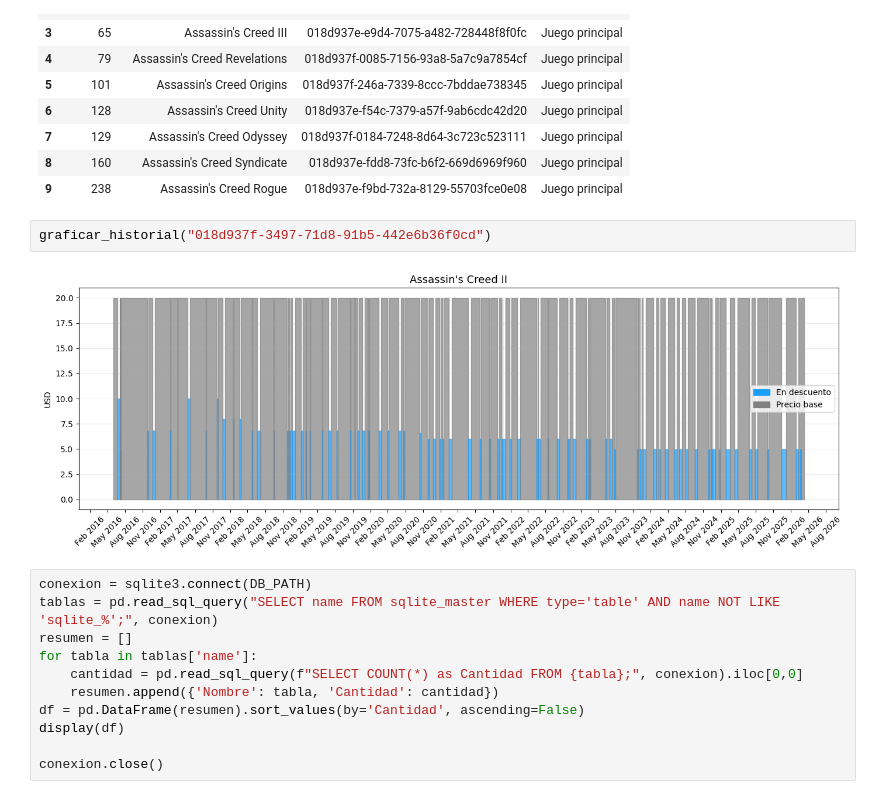
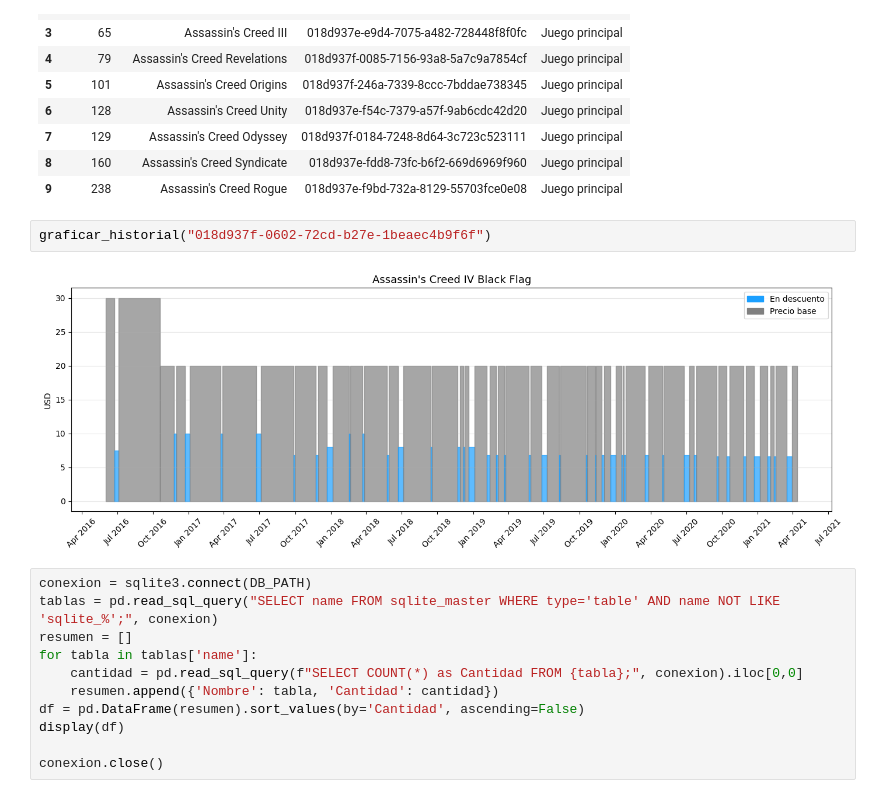
Before and after one commit to AdrianFrias/GAMELENS, a Jupyter notebook: notebooks/04_Extracion_ID_ITAD.ipynb, the cells around one changed output. Cells and saved outputs as stored; diff of their text form.

```diff
--- a/notebooks/04_Extracion_ID_ITAD.ipynb
+++ b/notebooks/04_Extracion_ID_ITAD.ipynb
@@ -567,9 +568,9 @@ buscar_juego("assassin")
 | 8 | 160 | Assassin's Creed Syndicate | 018d937e-fdd8-73fc-b6f2-669d6969f960 | Juego principal |
 | 9 | 238 | Assassin's Creed Rogue | 018d937e-f9bd-732a-8129-55703fce0e08 | Juego principal |
 # %%
-graficar_historial("018d937f-3497-71d8-91b5-442e6b36f0cd")
+graficar_historial("018d937f-0602-72cd-b27e-1beaec4b9f6f")
 # %% [output]
-[figure, old version]
+[figure, new version]
 # %%
 conexion = sqlite3.connect(DB_PATH)
 tablas = pd.read_sql_query("SELECT name FROM sqlite_master WHERE type='table' AND name NOT LIKE 'sqlite_%';", conexion)
```
Also changed, not shown: parts of 1 cell of this notebook.
